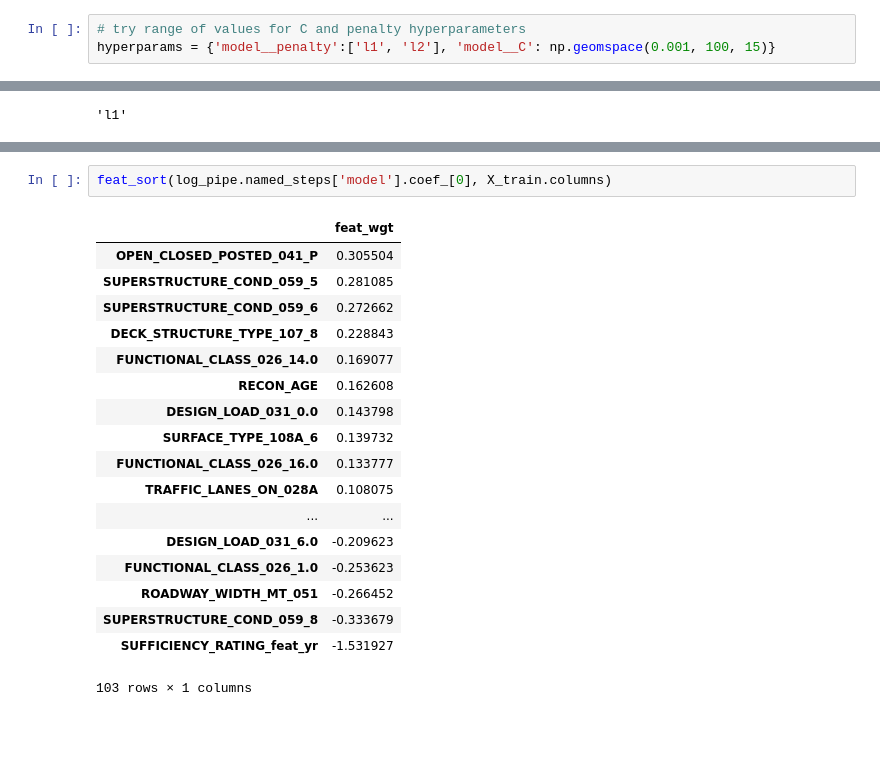
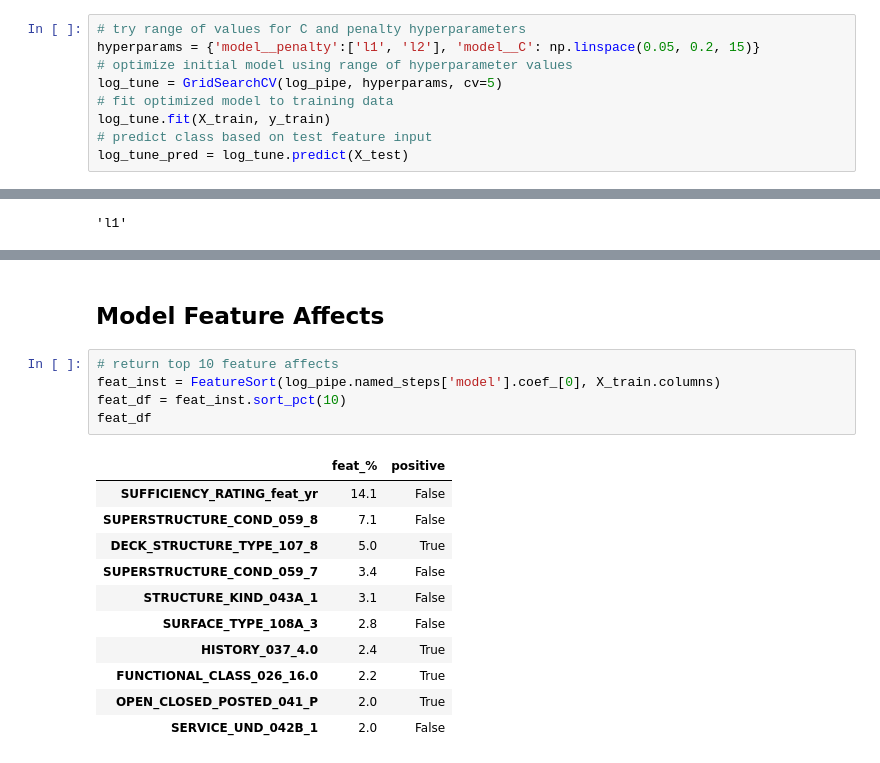
Before and after one commit to kevscon/bridge-ratings, a Jupyter notebook: modeling.ipynb, the cells around one changed output, grey strips where cells are left out. Cells and saved outputs as stored; diff of their text form; blank space fills up the shorter version.

Commit message:
final model

```diff
--- a/modeling.ipynb
+++ b/modeling.ipynb
@@ -267,3 +350,9 @@ log_imp
 # %%
 # try range of values for C and penalty hyperparameters
-hyperparams = {'model__penalty':['l1', 'l2'], 'model__C': np.geomspace(0.001, 100, 15)}
+hyperparams = {'model__penalty':['l1', 'l2'], 'model__C': np.linspace(0.05, 0.2, 15)}
+# optimize initial model using range of hyperparameter values
+log_tune = GridSearchCV(log_pipe, hyperparams, cv=5)
+# fit optimized model to training data
+log_tune.fit(X_train, y_train)
+# predict class based on test feature input
+log_tune_pred = log_tune.predict(X_test)
@@ -355,21 +447,19 @@ len(tune_feats)
+# %% [markdown]
+## Model Feature Affects
 # %%
-feat_sort(log_pipe.named_steps['model'].coef_[0], X_train.columns)
+# return top 10 feature affects
+feat_inst = FeatureSort(log_pipe.named_steps['model'].coef_[0], X_train.columns)
+feat_df = feat_inst.sort_pct(10)
+feat_df
 # %% [output]
-|  | feat_wgt |
-| OPEN_CLOSED_POSTED_041_P | 0.305504 |
-| SUPERSTRUCTURE_COND_059_5 | 0.281085 |
-| SUPERSTRUCTURE_COND_059_6 | 0.272662 |
-| DECK_STRUCTURE_TYPE_107_8 | 0.228843 |
-| FUNCTIONAL_CLASS_026_14.0 | 0.169077 |
-| RECON_AGE | 0.162608 |
-| DESIGN_LOAD_031_0.0 | 0.143798 |
-| SURFACE_TYPE_108A_6 | 0.139732 |
-| FUNCTIONAL_CLASS_026_16.0 | 0.133777 |
-| TRAFFIC_LANES_ON_028A | 0.108075 |
-| ... | ... |
-| DESIGN_LOAD_031_6.0 | -0.209623 |
-| FUNCTIONAL_CLASS_026_1.0 | -0.253623 |
-| ROADWAY_WIDTH_MT_051 | -0.266452 |
-| SUPERSTRUCTURE_COND_059_8 | -0.333679 |
-| SUFFICIENCY_RATING_feat_yr | -1.531927 |
+|  | feat_% | positive |
+| SUFFICIENCY_RATING_feat_yr | 14.1 | False |
+| SUPERSTRUCTURE_COND_059_8 | 7.1 | False |
+| DECK_STRUCTURE_TYPE_107_8 | 5.0 | True |
+| SUPERSTRUCTURE_COND_059_7 | 3.4 | False |
+| STRUCTURE_KIND_043A_1 | 3.1 | False |
+| SURFACE_TYPE_108A_3 | 2.8 | False |
+| HISTORY_037_4.0 | 2.4 | True |
+| FUNCTIONAL_CLASS_026_16.0 | 2.2 | True |
+| OPEN_CLOSED_POSTED_041_P | 2.0 | True |
+| SERVICE_UND_042B_1 | 2.0 | False |
-103 rows × 1 columns
```
Also changed, not shown: parts of 47 cells of this notebook, 5 other files.
